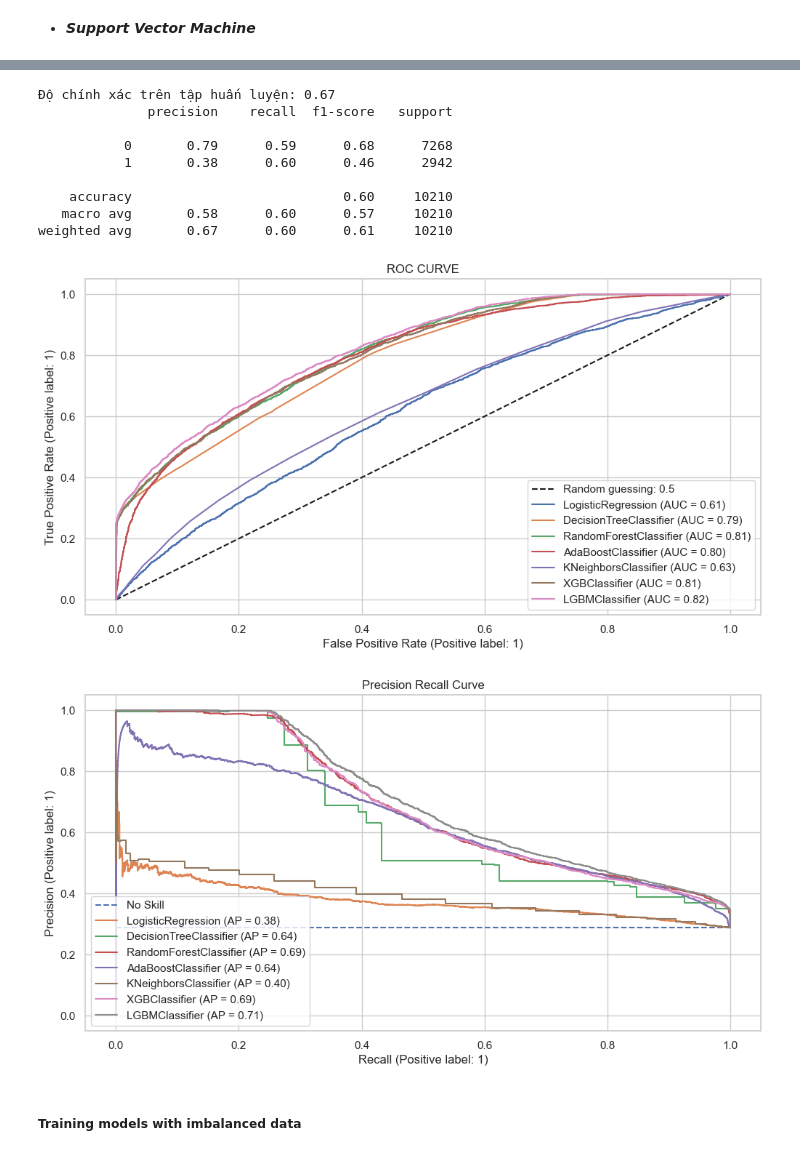
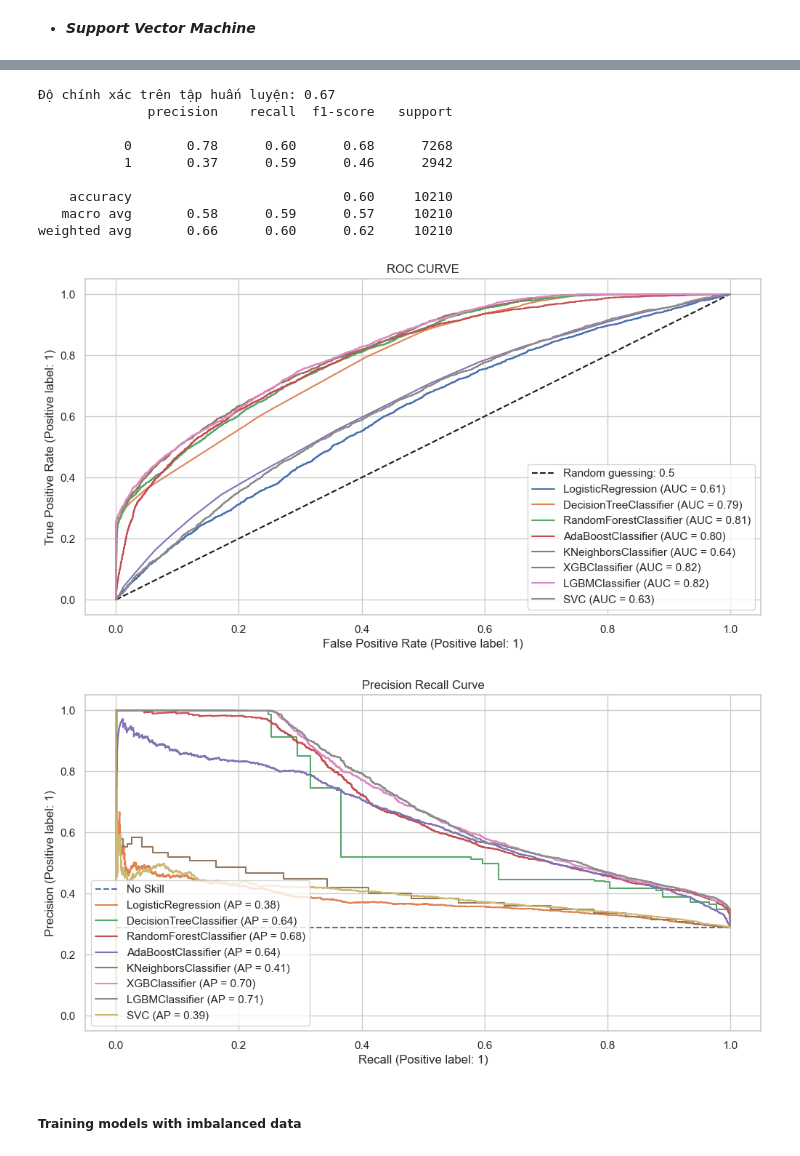
Before and after one commit to vuquyen03/Prediction-customer-churn, a Jupyter notebook: Applied_Stat.ipynb, the cells around one changed output, grey strips where cells are left out. Drawn from its saved outputs; the diff is of its cells as text; code cells hidden in the pictures.

```diff
--- a/Applied_Stat.ipynb
+++ b/Applied_Stat.ipynb
@@ -1241,7 +1236,7 @@ Using loop to find the best setting
 # print("recall_max =", max_recall)
 # print("when recall is max, accuracy =", accuracy[index])
 # %%
-neighbors = range(5,50,3)
+neighbors = range(5,60,3)
 p = [1,2]
 
 # best_recall = 0
@@ -1253,7 +1248,7 @@ for n in neighbors:
     for p_idx in p:
         f1 = []
         accuracy = []
-#         print('n_neighbor: ',n,' p: ',p_idx)
+        print('n_neighbor: ',n,' p: ',p_idx)
 #         acc_scores = []
 #         recall = []
         for (train_idx, val_idx) in kf.split(X,y):
@@ -1272,7 +1267,7 @@ for n in neighbors:
             y_pred = knn.predict(X_test_1)
             f1.append(recall_score(y_test_1,y_pred))
             accuracy.append(accuracy_score(y_test_1,y_pred))
-#             print(classification_report(y_test, y_pred))
+            print(classification_report(y_test_1, y_pred))
 
         avg_f1 = np.mean(f1)
         avg_acc = np.mean(accuracy)
@@ -1348,15 +1358,16 @@ AUC: 0.633
 # %% [markdown]
 * <b><i>XGBOOST</i></b>
 # %%
-xgb = XGBClassifier()
+xgb = XGBClassifier(random_state = 2023)
 param_grid = {
     'n_estimators': [100, 50],
     'max_depth': [3,5,6],
-    'gamma': [0, 0.5]
+    'gamma': [0, 0.1, 0.5],
+    'eval_metric' : ['logloss', 'auc']
 }
 
 grid_search = GridSearchCV(estimator=xgb, param_grid=param_grid, cv=kf, scoring='f1',error_score=0)
-grid_result_xgb = grid_search.fit(X_train, y_train)
+grid_result_xgb = grid_search.fit(X_blnc, y_blnc)
 
 print("Best parameters: ", grid_result_xgb.best_params_)
 print("Best f1: ", grid_result_xgb.best_score_)
@@ -1523,5 +1534,5 @@ weighted avg       0.66      0.55      0.58     10210
 # %%
-lc = SVC(C = 0.65, gamma = 0.02, random_state = 2023)
+lc = SVC(C = 0.5, gamma = 0.022, random_state = 2023)
 lc.fit(X_blnc, y_blnc)
 y_pred = lc.predict(X_test)
 
@@ -1532,12 +1543,12 @@ print(classification_report(y_test,y_pred))
 Độ chính xác trên tập huấn luyện: 0.67
               precision    recall  f1-score   support
 
-           0       0.79      0.59      0.68      7268
-           1       0.38      0.60      0.46      2942
+           0       0.78      0.60      0.68      7268
+           1       0.37      0.59      0.46      2942
 
     accuracy                           0.60     10210
-   macro avg       0.58      0.60      0.57     10210
-weighted avg       0.67      0.60      0.61     10210
+   macro avg       0.58      0.59      0.57     10210
+weighted avg       0.66      0.60      0.62     10210
 # %%
 from sklearn.svm import SVC
 from sklearn import model_selection
@@ -1549,7 +1560,7 @@ from matplotlib import pyplot
 # %%
 from sklearn.metrics import RocCurveDisplay
 
-models = [logReg, dtc, rf, ada, knn, xgb, lgbm]
+models = [logReg, dtc, rf, ada, knn, xgb, lgbm, lc]
 
 plt.figure(figsize = (12,6), linewidth= 1)
 plt.plot([0,1], [0,1], 'k--', label = 'Random guessing: 0.5')
@@ -1559,23 +1570,23 @@ ax = plt.gca()
 for i in models:
     RocCurveDisplay.from_estimator(i, X_test, y_test,ax=ax)
 # %% [output]
-[figure, old version]
+[figure, new version]
 # %%
 from sklearn.metrics import PrecisionRecallDisplay, precision_recall_curve
 
-models = [logReg, dtc, rf, ada, knn, xgb, lgbm]
+models = [logReg, dtc, rf, ada, knn, xgb, lgbm,lc]
 
 plt.figure(figsize = (12,6), linewidth= 1)
 no_skill = len(y_test[y_test==1]) / len(y_test)
 pyplot.plot([0, 1], [no_skill, no_skill], linestyle='--', label='No Skill')
 plt.title("Precision Recall Curve")
 plt.legend(loc="upper left")
 ax = plt.gca()
 
 for i in models:
     PrecisionRecallDisplay.from_estimator(i, X_test, y_test,ax=ax)
 # %% [output]
-[figure, old version]
+[figure, new version]
 # %% [markdown]
 ##### Training models with imbalanced data
 # %%
```
Also changed, not shown: parts of 50 cells of this notebook.
